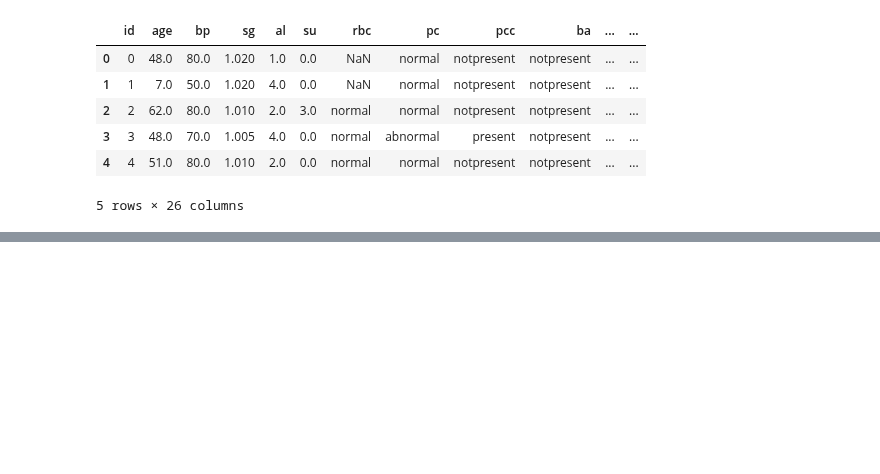
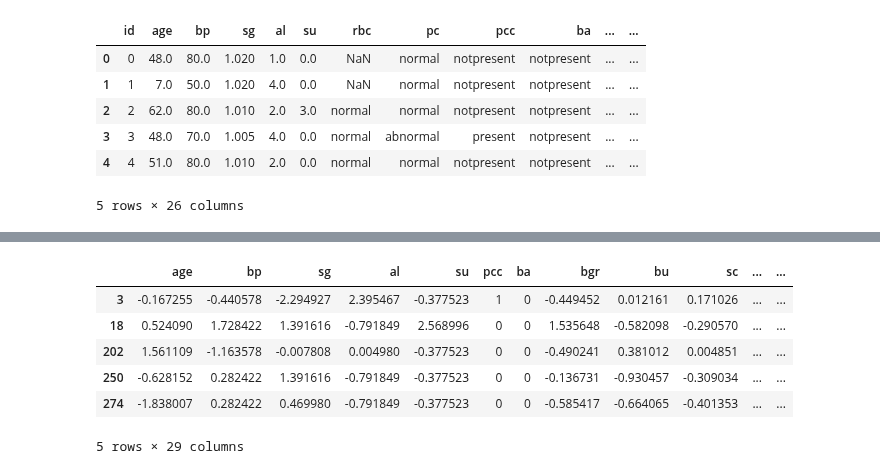
Before and after one commit to HamidMahamat/Development_project, a Jupyter notebook: main.ipynb, the cells around one changed output, grey strips where cells are left out. Cells and saved outputs as stored; diff of their text form; code cells hidden in the pictures; blank space fills up the shorter version.

```diff
--- a/main.ipynb
+++ b/main.ipynb
@@ -63,0 +85,11 @@ onehotendoded
+# %%
+normalized_train_kidney_df, normalized_test_kidney_df = normalization(onehotendoded)
+normalized_train_kidney_df.head()
+# %% [output]
+|  | age | bp | sg | al | su | pcc | ba | bgr | bu | sc | ... | ... |
+| 3 | -0.167255 | -0.440578 | -2.294927 | 2.395467 | -0.377523 | 1 | 0 | -0.449452 | 0.012161 | 0.171026 | ... | ... |
+| 18 | 0.524090 | 1.728422 | 1.391616 | -0.791849 | 2.568996 | 0 | 0 | 1.535648 | -0.582098 | -0.290570 | ... | ... |
+| 202 | 1.561109 | -1.163578 | -0.007808 | 0.004980 | -0.377523 | 0 | 0 | -0.490241 | 0.381012 | 0.004851 | ... | ... |
+| 250 | -0.628152 | 0.282422 | 1.391616 | -0.791849 | -0.377523 | 0 | 0 | -0.136731 | -0.930457 | -0.309034 | ... | ... |
+| 274 | -1.838007 | 0.282422 | 0.469980 | -0.791849 | -0.377523 | 0 | 0 | -0.585417 | -0.664065 | -0.401353 | ... | ... |
+5 rows × 29 columns
```
Also changed, not shown: parts of 5 cells of this notebook, 1 other file.
